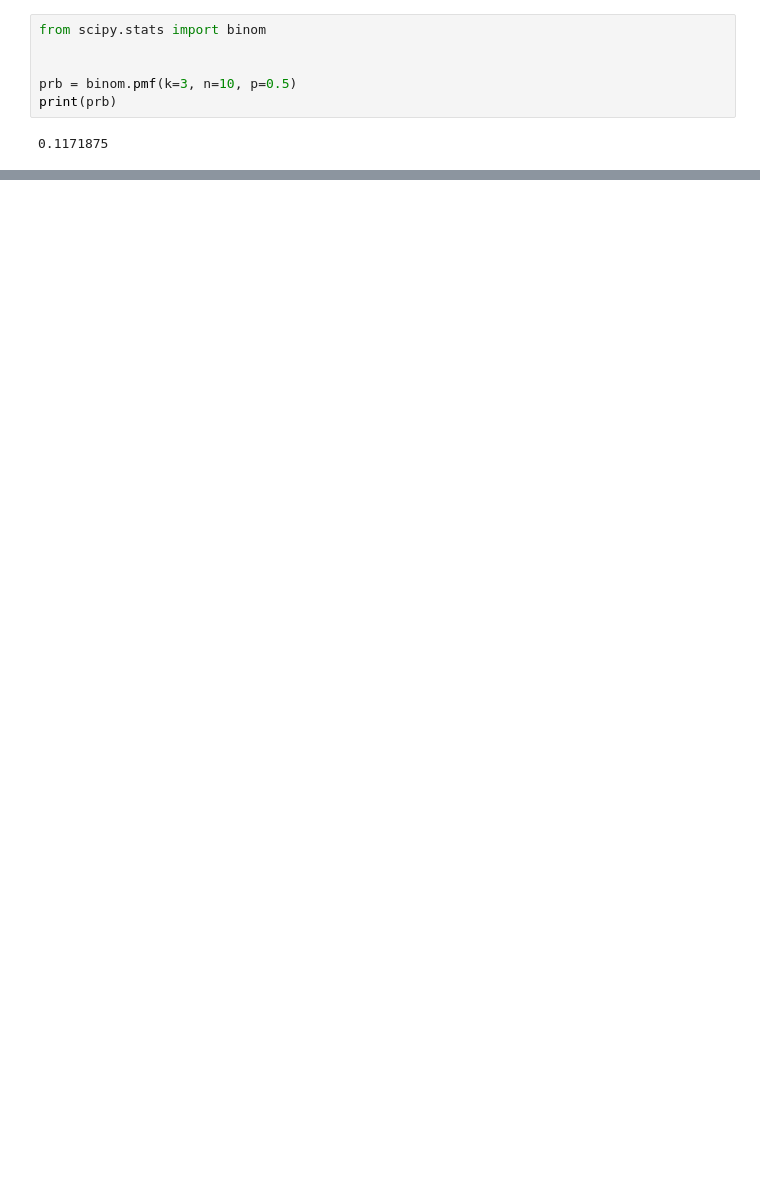
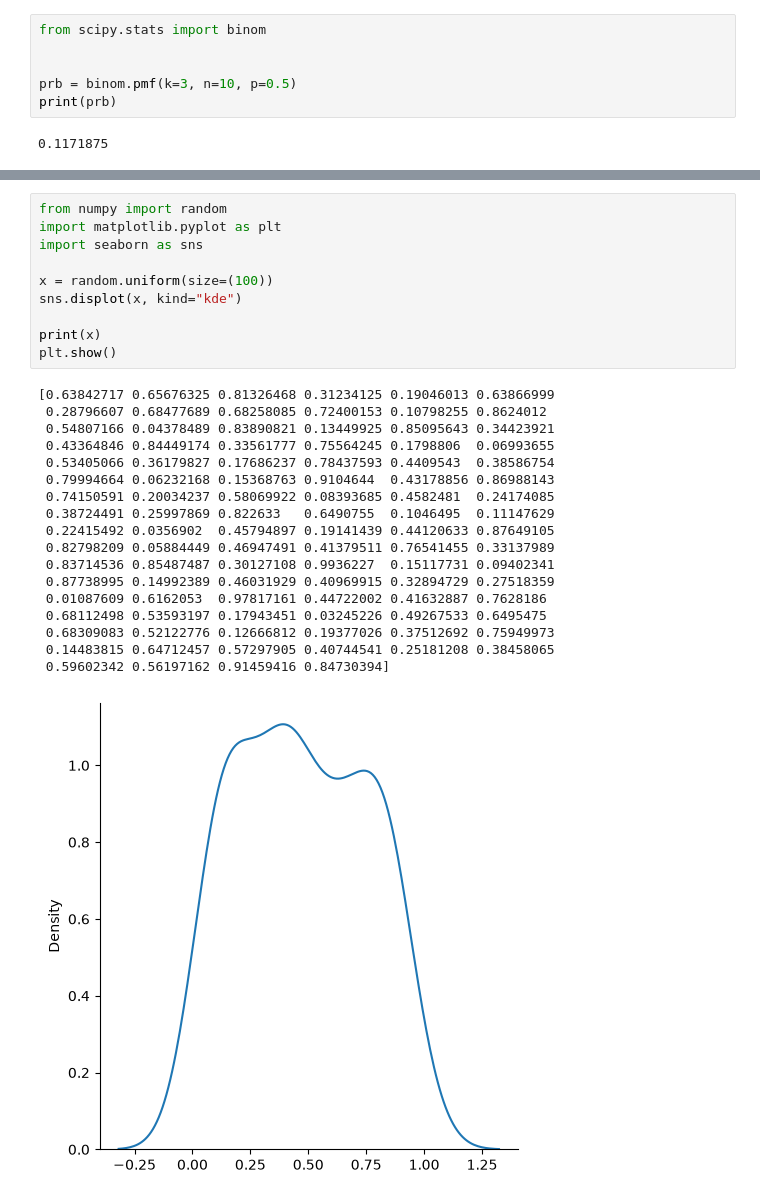
Before and after one commit to SystemByZ/ostad-data-science-course, a Jupyter notebook: module-05/numpy_tutorial.ipynb, the cells around one changed output, grey strips where cells are left out. Cells and saved outputs as stored; diff of their text form; blank space fills up the shorter version.

```diff
--- a/module-05/numpy_tutorial.ipynb
+++ b/module-05/numpy_tutorial.ipynb
@@ -983,0 +998,29 @@ plt.show()
+# %%
+from numpy import random
+import matplotlib.pyplot as plt
+import seaborn as sns
+
+x = random.uniform(size=(100))
+sns.displot(x, kind="kde")
+
+print(x)
+plt.show()
+# %% [output]
+[0.63842717 0.65676325 0.81326468 0.31234125 0.19046013 0.63866999
+ 0.28796607 0.68477689 0.68258085 0.72400153 0.10798255 0.8624012
+ 0.54807166 0.04378489 0.83890821 0.13449925 0.85095643 0.34423921
+ 0.43364846 0.84449174 0.33561777 0.75564245 0.1798806  0.06993655
+ 0.53405066 0.36179827 0.17686237 0.78437593 0.4409543  0.38586754
+ 0.79994664 0.06232168 0.15368763 0.9104644  0.43178856 0.86988143
+ 0.74150591 0.20034237 0.58069922 0.08393685 0.4582481  0.24174085
+ 0.38724491 0.25997869 0.822633   0.6490755  0.1046495  0.11147629
+ 0.22415492 0.0356902  0.45794897 0.19141439 0.44120633 0.87649105
+ 0.82798209 0.05884449 0.46947491 0.41379511 0.76541455 0.33137989
+ 0.83714536 0.85487487 0.30127108 0.9936227  0.15117731 0.09402341
+ 0.87738995 0.14992389 0.46031929 0.40969915 0.32894729 0.27518359
+ 0.01087609 0.6162053  0.97817161 0.44722002 0.41632887 0.7628186
+ 0.68112498 0.53593197 0.17943451 0.03245226 0.49267533 0.6495475
+ 0.68309083 0.52122776 0.12666812 0.19377026 0.37512692 0.75949973
+ 0.14483815 0.64712457 0.57297905 0.40744541 0.25181208 0.38458065
+ 0.59602342 0.56197162 0.91459416 0.84730394]
+[figure, added]
```
Also changed, not shown: parts of 29 cells of this notebook.
